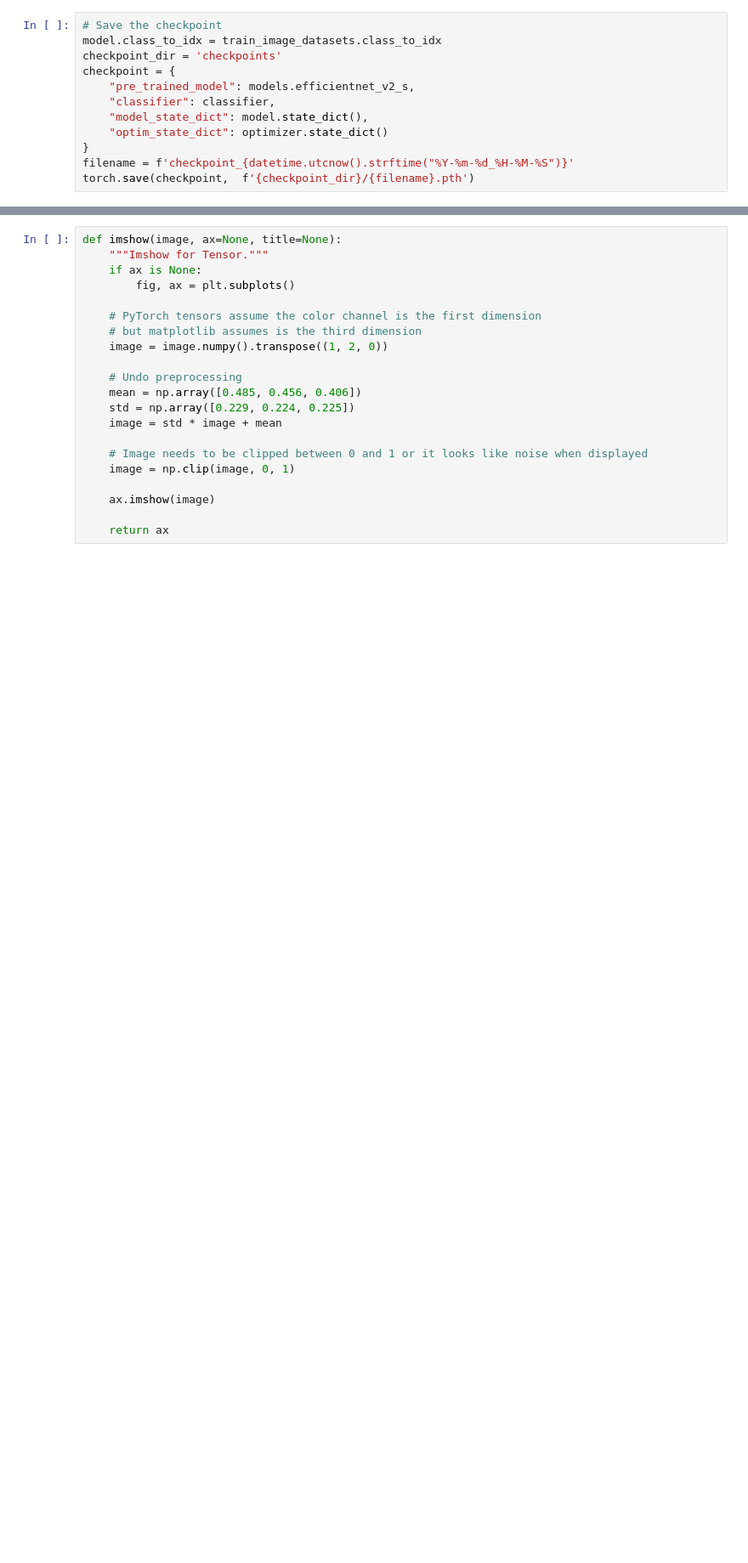
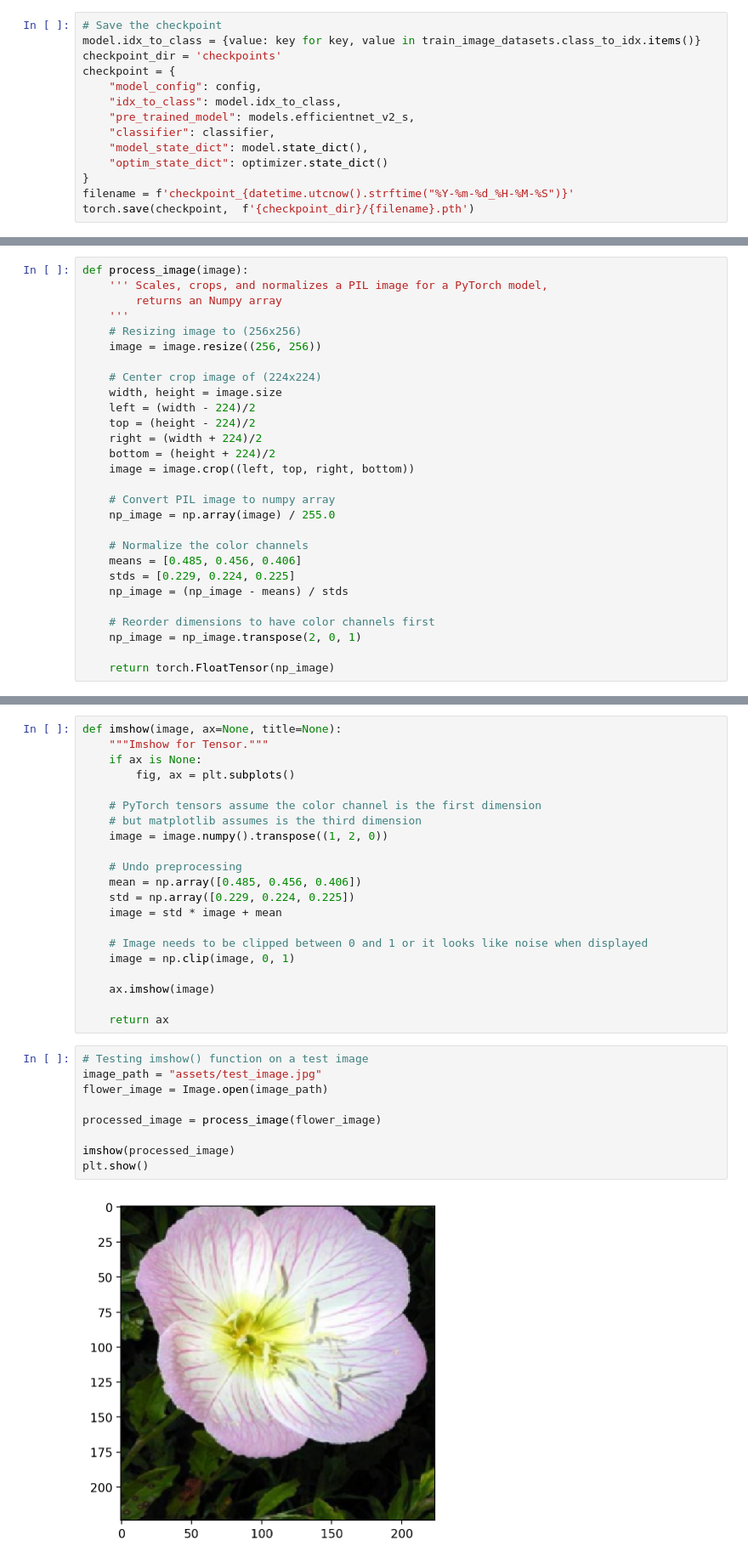
Before and after one commit to shh1v/aipnd-project, a Jupyter notebook: Image Classifier Project.ipynb, the cells around one changed output, grey strips where cells are left out. Shown at 85% size. Cells and saved outputs as stored; diff of their text form; blank space fills up the shorter version.

Commit message:
Implemented functions to take PIL image and predict

```diff
--- a/Image Classifier Project.ipynb
+++ b/Image Classifier Project.ipynb
@@ -303,9 +301,11 @@ Now that your network is trained, save the model so you can load it later for ma
 Remember that you'll want to completely rebuild the model later so you can use it for inference. Make sure to include any information you need in the checkpoint. If you want to load the model and keep training, you'll want to save the number of epochs as well as the optimizer state, `optimizer.state_dict`. You'll likely want to use this trained model in the next part of the project, so best to save it now.
 # %%
 # Save the checkpoint
-model.class_to_idx = train_image_datasets.class_to_idx
+model.idx_to_class = {value: key for key, value in train_image_datasets.class_to_idx.items()}
 checkpoint_dir = 'checkpoints'
 checkpoint = {
+    "model_config": config,
+    "idx_to_class": model.idx_to_class,
     "pre_trained_model": models.efficientnet_v2_s,
     "classifier": classifier,
     "model_state_dict": model.state_dict(),
@@ -387,3 +384,31 @@ def process_image(image):
+# %%
+def process_image(image):
+    ''' Scales, crops, and normalizes a PIL image for a PyTorch model,
+        returns an Numpy array
+    '''
+    # Resizing image to (256x256)
+    image = image.resize((256, 256))
+
+    # Center crop image of (224x224)
+    width, height = image.size
+    left = (width - 224)/2
+    top = (height - 224)/2
+    right = (width + 224)/2
+    bottom = (height + 224)/2
+    image = image.crop((left, top, right, bottom))
+
+    # Convert PIL image to numpy array
+    np_image = np.array(image) / 255.0
+
+    # Normalize the color channels
+    means = [0.485, 0.456, 0.406]
+    stds = [0.229, 0.224, 0.225]
+    np_image = (np_image - means) / stds
+
+    # Reorder dimensions to have color channels first
+    np_image = np_image.transpose(2, 0, 1)
+
+    return torch.FloatTensor(np_image)
 # %% [markdown]
 To check your work, the function below converts a PyTorch tensor and displays it in the notebook. If your `process_image` function works, running the output through this function should return the original image (except for the cropped out portions).
 # %%
@@ -407,6 +432,17 @@ def imshow(image, ax=None, title=None):
     ax.imshow(image)
 
     return ax
+# %%
+# Testing imshow() function on a test image
+image_path = "assets/test_image.jpg"
+flower_image = Image.open(image_path)
+
+processed_image = process_image(flower_image)
+
+imshow(processed_image)
+plt.show()
+# %% [output]
+[figure, added]
 # %% [markdown]
 ## Class Prediction
 
```
Also changed, not shown: parts of 12 cells of this notebook, 3 other files.
